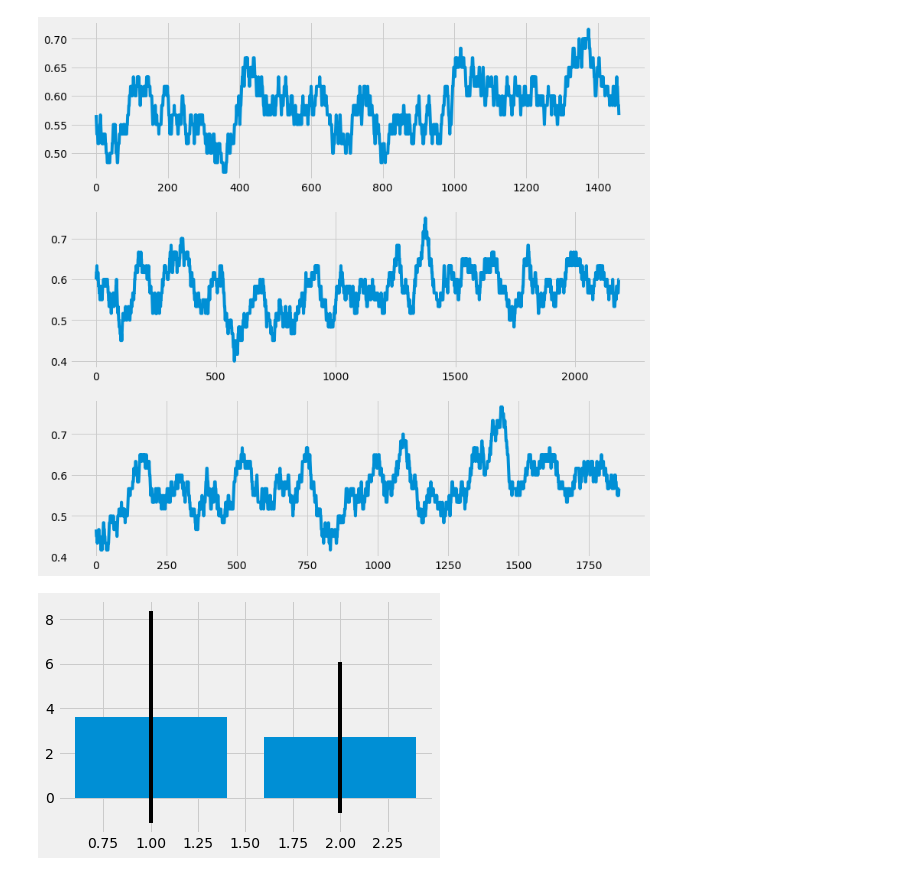
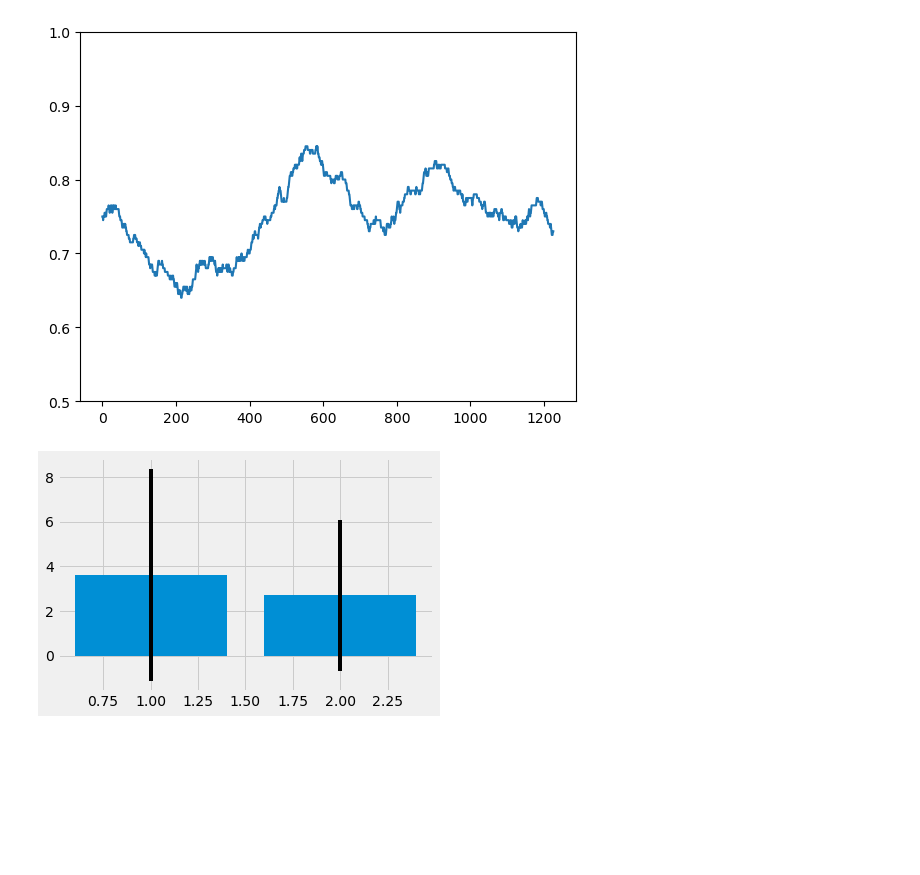
Before and after one commit to AntoninVerdier/Utilities, a Jupyter notebook: Elphy_Analysis/Untitled.ipynb, the cells around one changed output. Cells and saved outputs as stored; diff of their text form; code cells hidden in the pictures; blank space fills up the shorter version.

```diff
--- a/Elphy_Analysis/Untitled.ipynb
+++ b/Elphy_Analysis/Untitled.ipynb
@@ -38,14 +34,26 @@ DISF_01022022_753573_1.DAT
 # %%
 
-sf = 60
+sf = 150
 
 fig, axs = plt.subplots(3, figsize=(12, 12))
 for i, mouse in enumerate(mice):
-    corr = np.concatenate([np.array(f.tr_corr) for f in mouse.elphy])
-    conv_corr = np.convolve(corr, np.ones(sf)/sf, mode='valid')
-    axs[i].plot(conv_corr)
+    files = [np.array(f.tr_corr) for f in mouse.elphy]
+    if len(files) != 0:
+        corr = np.concatenate(files)
+        conv_corr = np.convolve(corr, np.ones(sf)/sf, mode='valid')
+        axs[i].plot(conv_corr)
-# %% [output]
-[figure, removed]
+# %%
+sf = 200
+mouse = mice[2]
+files = [np.array(f.tr_corr) for f in mouse.elphy]
+if len(files) != 0:
+    corr = np.concatenate(files)
+    conv_corr = np.convolve(corr, np.ones(sf)/sf, mode='valid')
+    plt.plot(conv_corr)
+    plt.ylim((0.5, 1))
+    plt.savefig('dlp_mouse_learned.svg')
+# %% [output]
+[figure, added]
 # %%
 for mouse in mice:
     ta_type = np.concatenate([f.ta_type for f in mouse.elphy][:-2])
```
Also changed, not shown: parts of 4 cells of this notebook, 5 other files.
